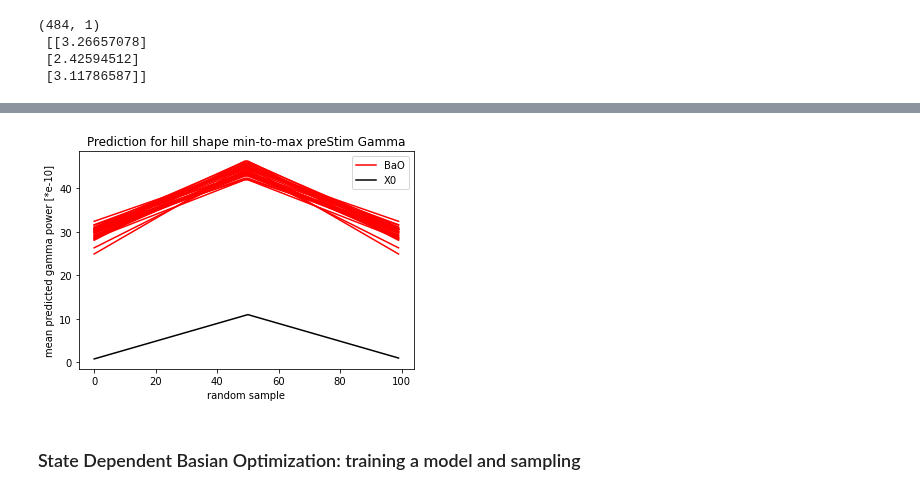
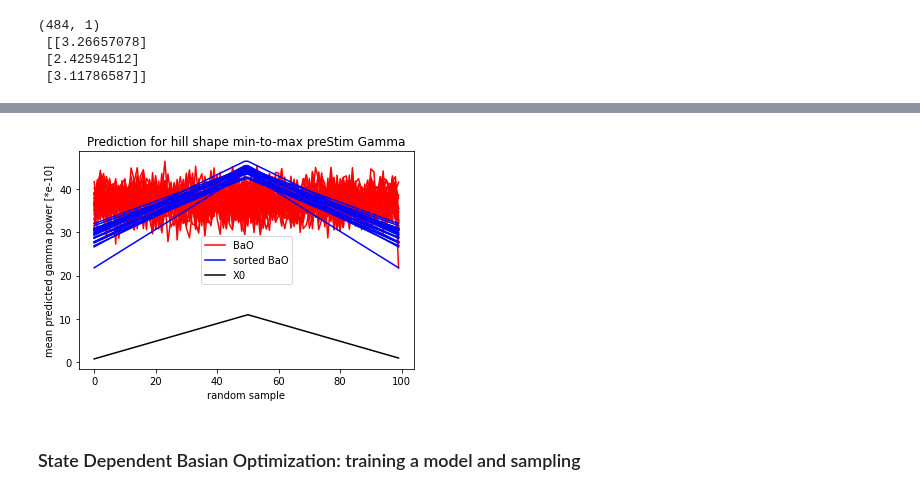
Before and after one commit to Simurgh818/NeuroGaussianProcess, a Jupyter notebook: state_dr_gp.ipynb, the cells around one changed output, grey strips where cells are left out. Saved outputs shown, nothing was run; the diff lists cells and outputs as text; code cells hidden in the pictures.

```diff
--- a/state_dr_gp.ipynb
+++ b/state_dr_gp.ipynb
@@ -285,17 +286,15 @@ print(hill_state_est_BaO[0:50,1])
 # %%
 FIG, ax = plt.subplots()
-a = plt.plot(hill_state_est_BaO, 'r-')
-# plt.plot(simY_BaO[:, 0], 'b-')
-# plt.plot(simY_BaO[:, 0] + simMse_BaO[:, 0]** 0.5, 'c--')
-# plt.plot(simY_BaO[:, 0] - simMse_BaO[:, 0]** 0.5, 'c--')
-b = plt.plot(hill_sum_preStim_gamma, 'k-')
+a = plt.plot(state_est_BaO, 'r-')
+b = plt.plot(hill_state_est_BaO, 'b-')
+c = plt.plot(hill_sum_preStim_gamma, 'k-')
 plt.ylabel('mean predicted gamma power [*e-10]')
 plt.xlabel('random sample')
 plt.title('Prediction for hill shape min-to-max preStim Gamma')
-plt.legend([a[0],b[0]],['BaO','X0']) #'Mean','+MSE', '-MSE',
+plt.legend([a[0],b[0],c[0]],['BaO','sorted BaO','X0']) #'Mean','+MSE', '-MSE',
 plt.show()
 # %% [output]
-[figure, old version]
+[figure, new version]
 # %% [markdown]
 ### State Dependent Basian Optimization: training a model and sampling
 # %%
```
Also changed, not shown: parts of 15 cells of this notebook.
